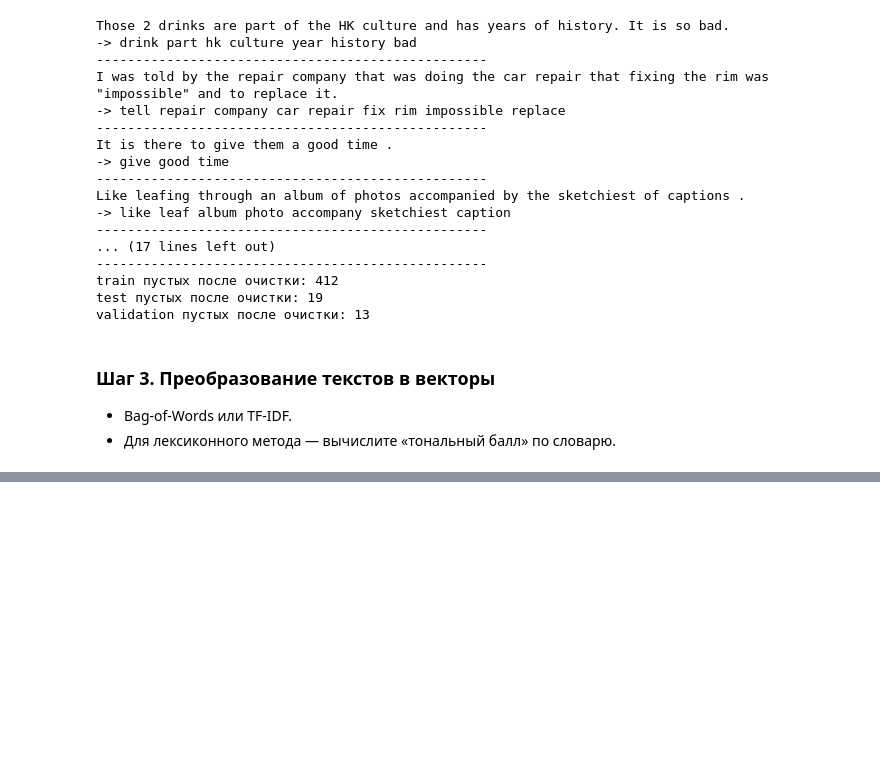
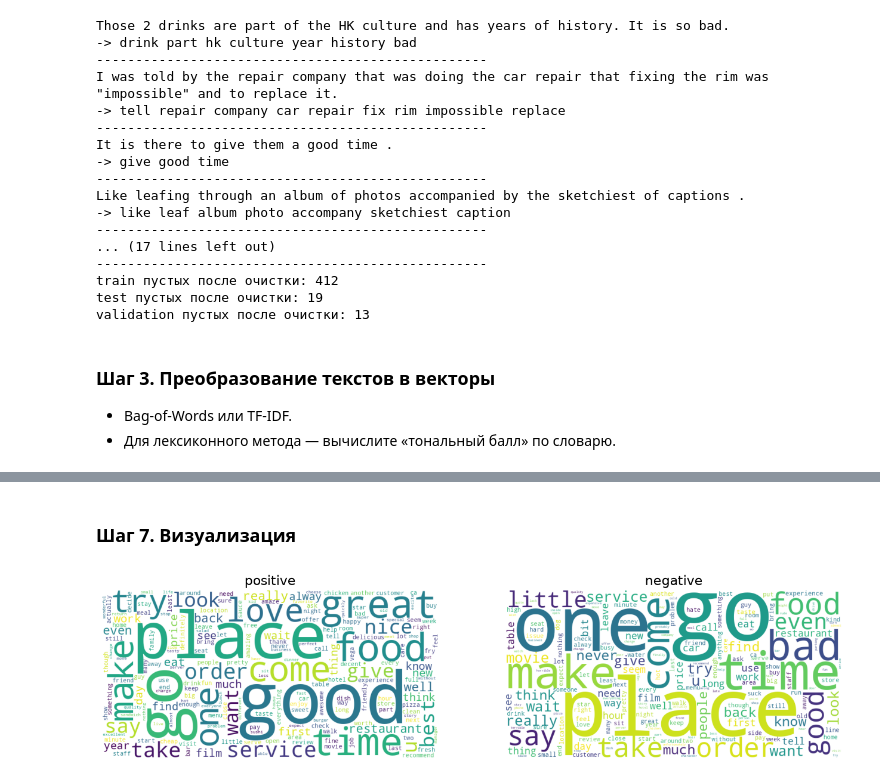
Before and after one commit to qaisar04/nlp-assignment-3, a Jupyter notebook: notebook.ipynb, the cells around one changed output, grey strips where cells are left out. Cells and saved outputs as stored; diff of their text form; code cells hidden in the pictures; blank space fills up the shorter version.

```diff
--- a/notebook.ipynb
+++ b/notebook.ipynb
@@ -186,0 +222,14 @@ print("Ключевые слова:", sorted_keywords)
+# %%
+from sklearn.linear_model import LogisticRegression
+from sklearn.metrics import accuracy_score, f1_score
+
+best_f1, model = 0, None
+for C in [0.1, 1, 10]:
+    candidate = LogisticRegression(C=C, max_iter=1000)
+    candidate.fit(X_train, y_train)
+    f1 = f1_score(y_val, candidate.predict(X_val), average="macro")
+    print(f"C={C:<4} val macro F1 = {f1:.4f}")
+    if f1 > best_f1:
+        best_f1, model = f1, candidate
+
+print("Лучшее C:", model.C)
@@ -186,0 +385,15 @@ print("Ключевые слова:", sorted_keywords)
+# %% [markdown]
+### Шаг 7. Визуализация
+# %%
+from wordcloud import WordCloud
+
+fig, axes = plt.subplots(1, 2, figsize=(16, 6))
+for ax, label in zip(axes, ["positive", "negative"]):
+    text = " ".join(train_df.loc[train_df["label"] == label, "clean_text"])
+    cloud = WordCloud(width=800, height=400, background_color="white", collocations=False).generate(text)
+    ax.imshow(cloud)
+    ax.set_title(label, fontsize=16)
+    ax.axis("off")
+plt.show()
+# %% [output]
+[figure, added]
```
Also changed, not shown: parts of 56 cells of this notebook, 6 other files.
